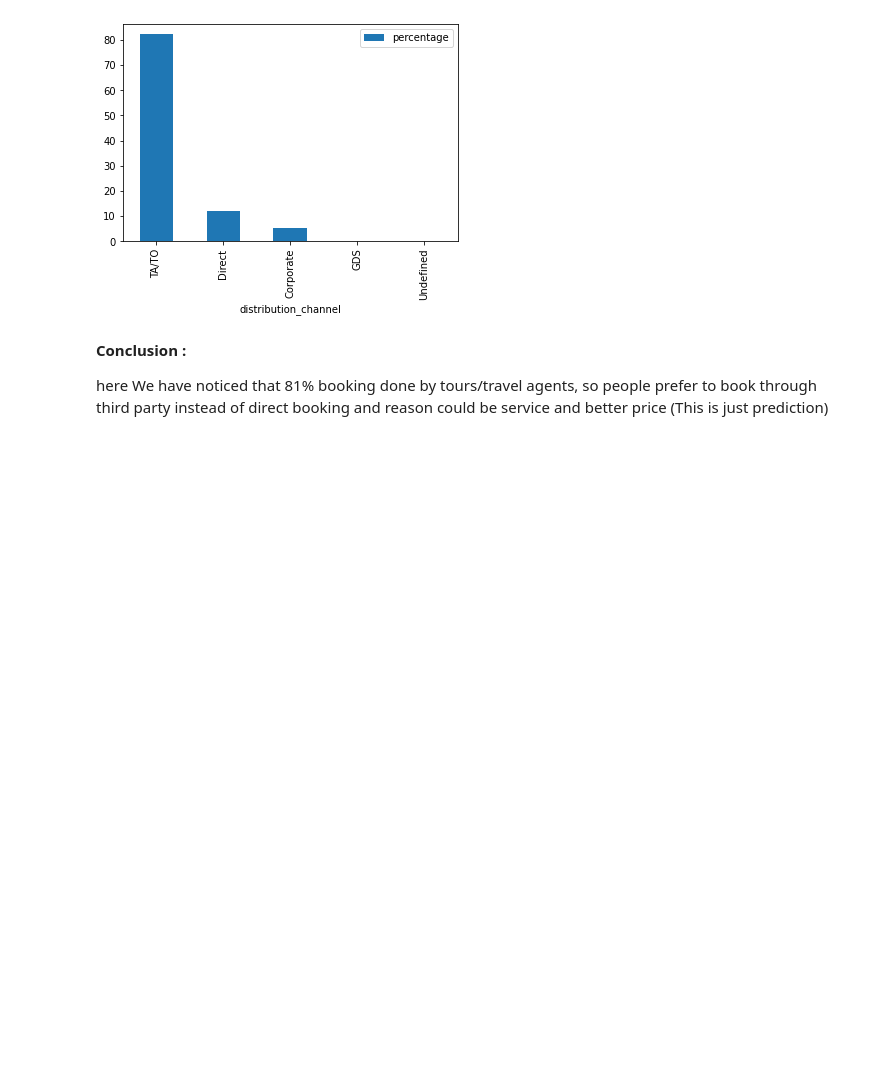
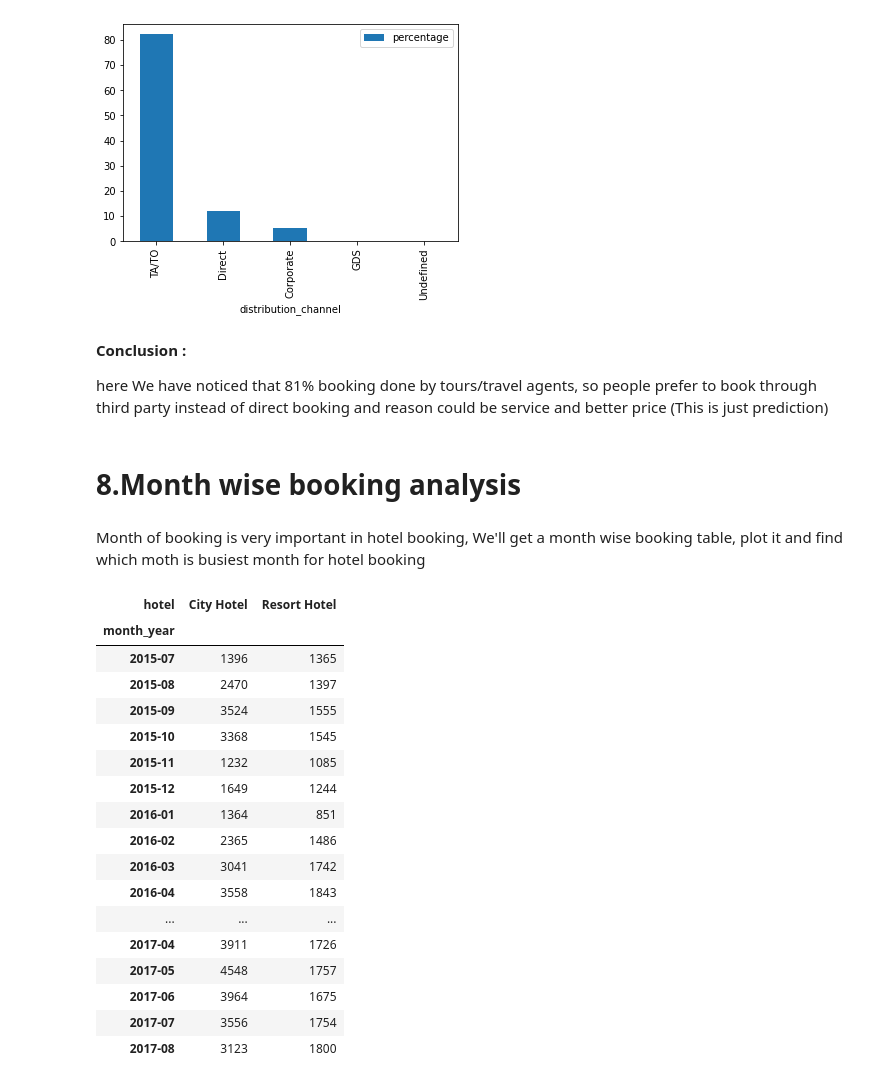
Before and after one commit to NV1511/Hotel-Booking-Data-Analysis, a Jupyter notebook: Capstone_Project_Hotel_Booking_Analysis.ipynb, the cells around one changed output. Drawn from its saved outputs; the diff is of its cells as text; code cells hidden in the pictures; blank space fills up the shorter version.

```diff
--- a/Capstone_Project_Hotel_Booking_Analysis.ipynb
+++ b/Capstone_Project_Hotel_Booking_Analysis.ipynb
@@ -311,3 +311,31 @@ Distribution_chanel_analysis.plot.bar(x='distribution_channel',y='percentage')
 **Conclusion :**
 
 here We have noticed that 81% booking done by tours/travel agents, so people prefer to book through third party instead of direct booking and reason could be service and better price (This is just prediction)
+# %% [markdown]
+# **8.Month wise booking analysis**
+# %% [markdown]
+Month of booking is very important in hotel booking, We'll get a month
+wise booking table, plot it and find which moth is busiest month for hotel booking
+# %%
+##Get the table which display month wise data and that way we'll find which month was the busiest month
+month_wise=df.groupby(['month_year','hotel'])['meal'].count().unstack()
+month_wise
+# %% [output]
+| hotel | City Hotel | Resort Hotel |
+| month_year |  |  |
+| 2015-07 | 1396 | 1365 |
+| 2015-08 | 2470 | 1397 |
+| 2015-09 | 3524 | 1555 |
+| 2015-10 | 3368 | 1545 |
+| 2015-11 | 1232 | 1085 |
+| 2015-12 | 1649 | 1244 |
+| 2016-01 | 1364 | 851 |
+| 2016-02 | 2365 | 1486 |
+| 2016-03 | 3041 | 1742 |
+| 2016-04 | 3558 | 1843 |
+| ... | ... | ... |
+| 2017-04 | 3911 | 1726 |
+| 2017-05 | 4548 | 1757 |
+| 2017-06 | 3964 | 1675 |
+| 2017-07 | 3556 | 1754 |
+| 2017-08 | 3123 | 1800 |
```
Also changed, not shown: parts of 7 cells of this notebook.
